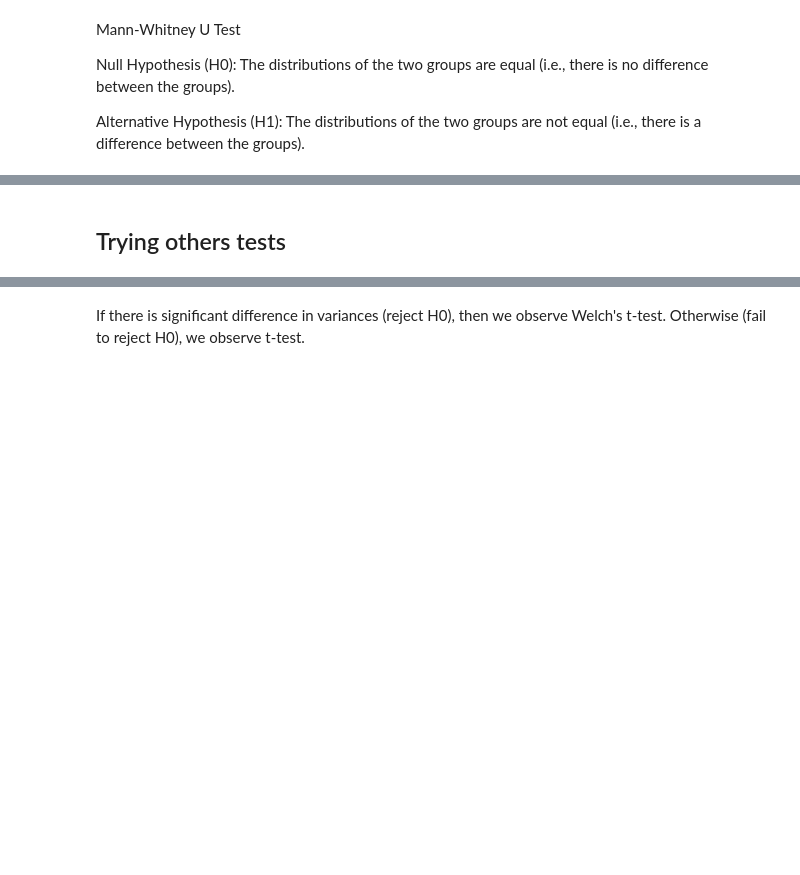
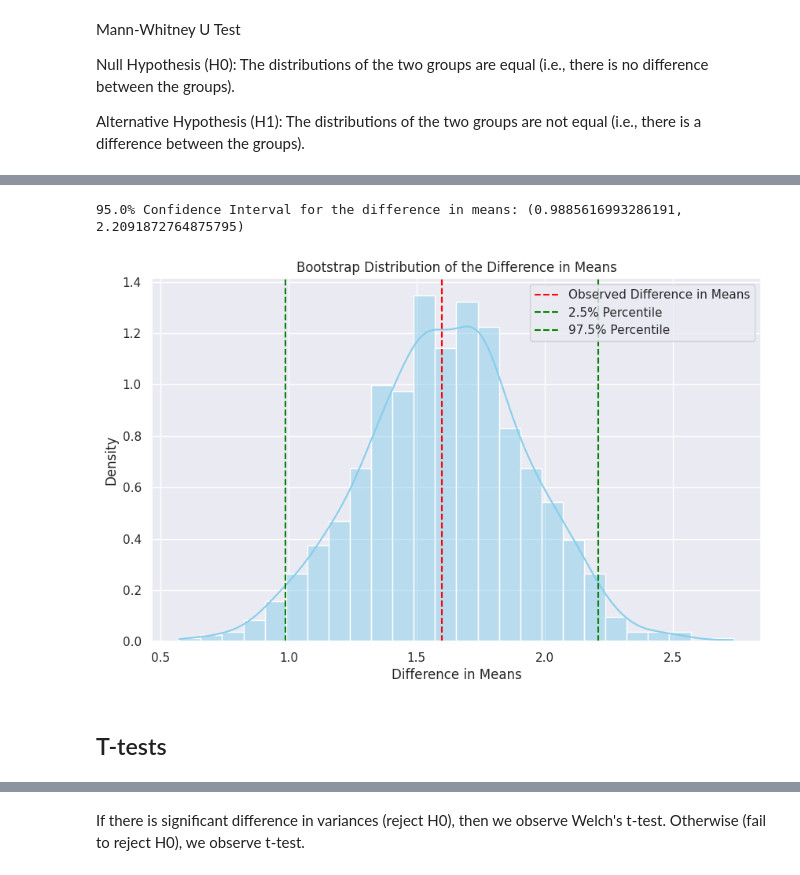
Before and after one commit to Tony6512/Increasing-Gameplay-Analysis, a Jupyter notebook: ab_testing_on_mobile_game.ipynb, the cells around one changed output, grey strips where cells are left out. Drawn from its saved outputs; the diff is of its cells as text; code cells hidden in the pictures; blank space fills up the shorter version.

```diff
--- a/ab_testing_on_mobile_game.ipynb
+++ b/ab_testing_on_mobile_game.ipynb
@@ -655,2 +698,25 @@ Reject the null hypothesis: There is a significant difference between the groups
+# %%
+bins = 'auto'
+observed_mean = np.mean(B_sample) - np.mean(A_sample)
+ci_lower = np.percentile(mean_diffs, (alpha / 2)*100)
+ci_upper = np.percentile(mean_diffs, (1 - alpha/2)*100)
+print(f"{(1 - alpha)*100}% Confidence Interval for the difference in means: ({ci_lower}, {ci_upper})")
+
+plt.figure(figsize=(10, 6))
+sns.histplot(mean_diffs, bins=bins, kde=True, color='skyblue', stat='density')
+plt.axvline(x=observed_mean, color='red', linestyle='--',
+            label='Observed Difference in Means')
+plt.axvline(x=ci_lower, color='green', linestyle='--',
+            label=f'{(alpha / 2)*100}% Percentile')
+plt.axvline(x=ci_upper, color='green', linestyle='--',
+            label=f'{(1 - alpha/2)*100}% Percentile')
+plt.title('Bootstrap Distribution of the Difference in Means')
+plt.xlabel('Difference in Means')
+plt.ylabel('Density')
+plt.legend()
+plt.show()
+# %% [output]
+95.0% Confidence Interval for the difference in means: (0.9885616993286191, 2.2091872764875795)
+[figure, added]
 # %% [markdown]
-## Trying others tests
+## T-tests
```
Also changed, not shown: parts of 21 cells of this notebook.
